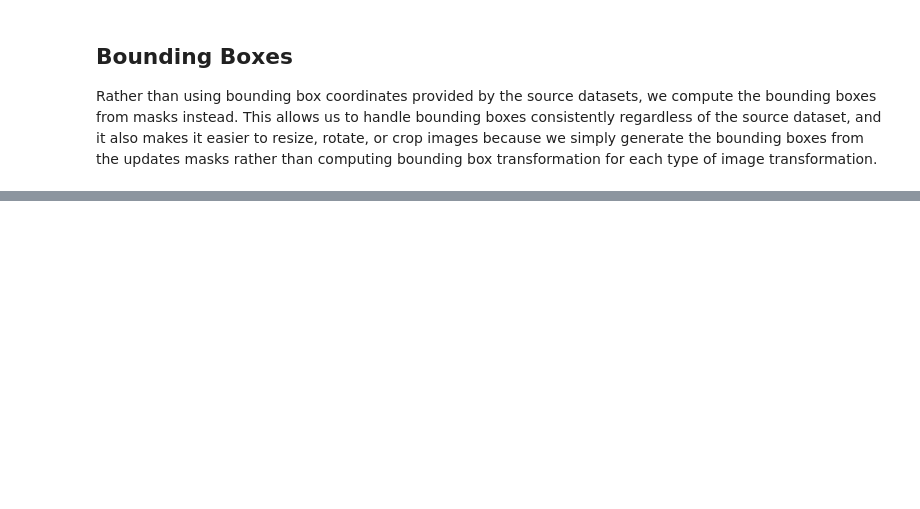
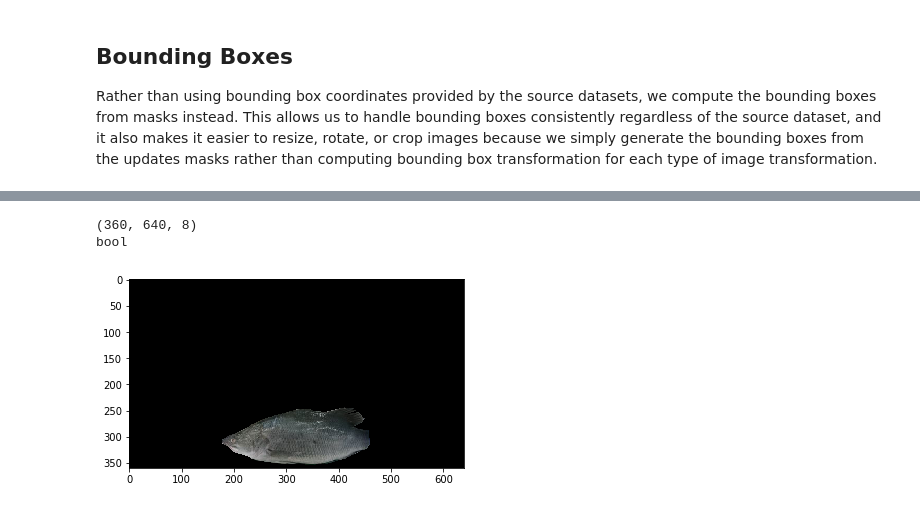
Before and after one commit to Cuda-Chen/Mask_RCNN, a Jupyter notebook: samples/fish/fish_data_masking.ipynb, the cells around one changed output, grey strips where cells are left out. Cells and saved outputs as stored; diff of their text form; code cells hidden in the pictures; blank space fills up the shorter version.

Commit message:
successfully output each labeled mask of fish image

```diff
--- a/samples/fish/fish_data_masking.ipynb
+++ b/samples/fish/fish_data_masking.ipynb
@@ -74,0 +88,13 @@ visualize.display_instances(image, bbox, mask, class_ids, dataset.class_names)
+# %%
+print(mask.shape)
+print(mask.dtype)
+# %% [output]
+(360, 640, 8)
+bool
+# %%
+mask = mask.astype(np.uint8) * 255
+masked = cv.bitwise_and(image, image, mask=mask[:,:,0])
+imgplot = plt.imshow(masked)
+plt.show()
+# %% [output]
+[figure, added]
```
Also changed, not shown: parts of 3 cells of this notebook.
